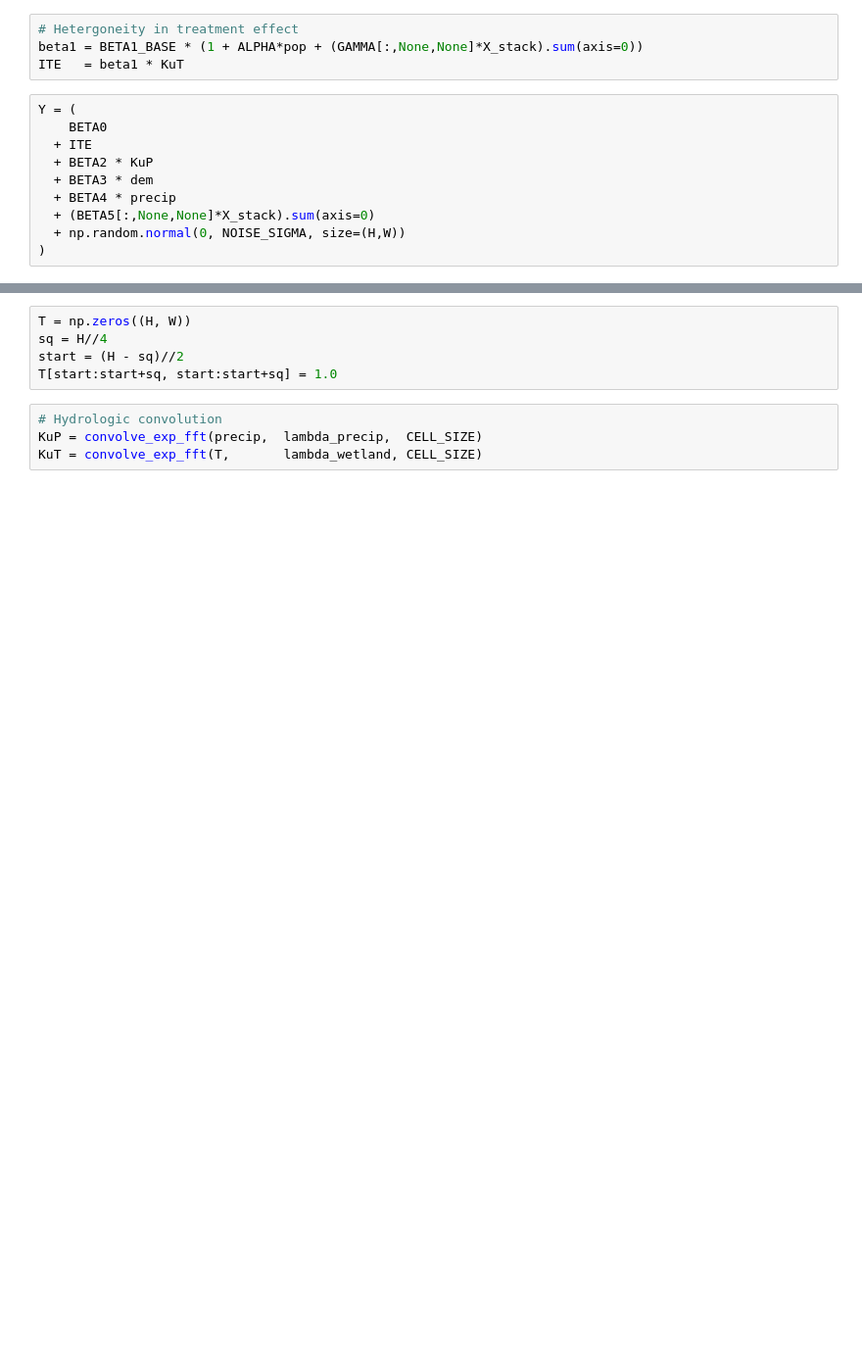
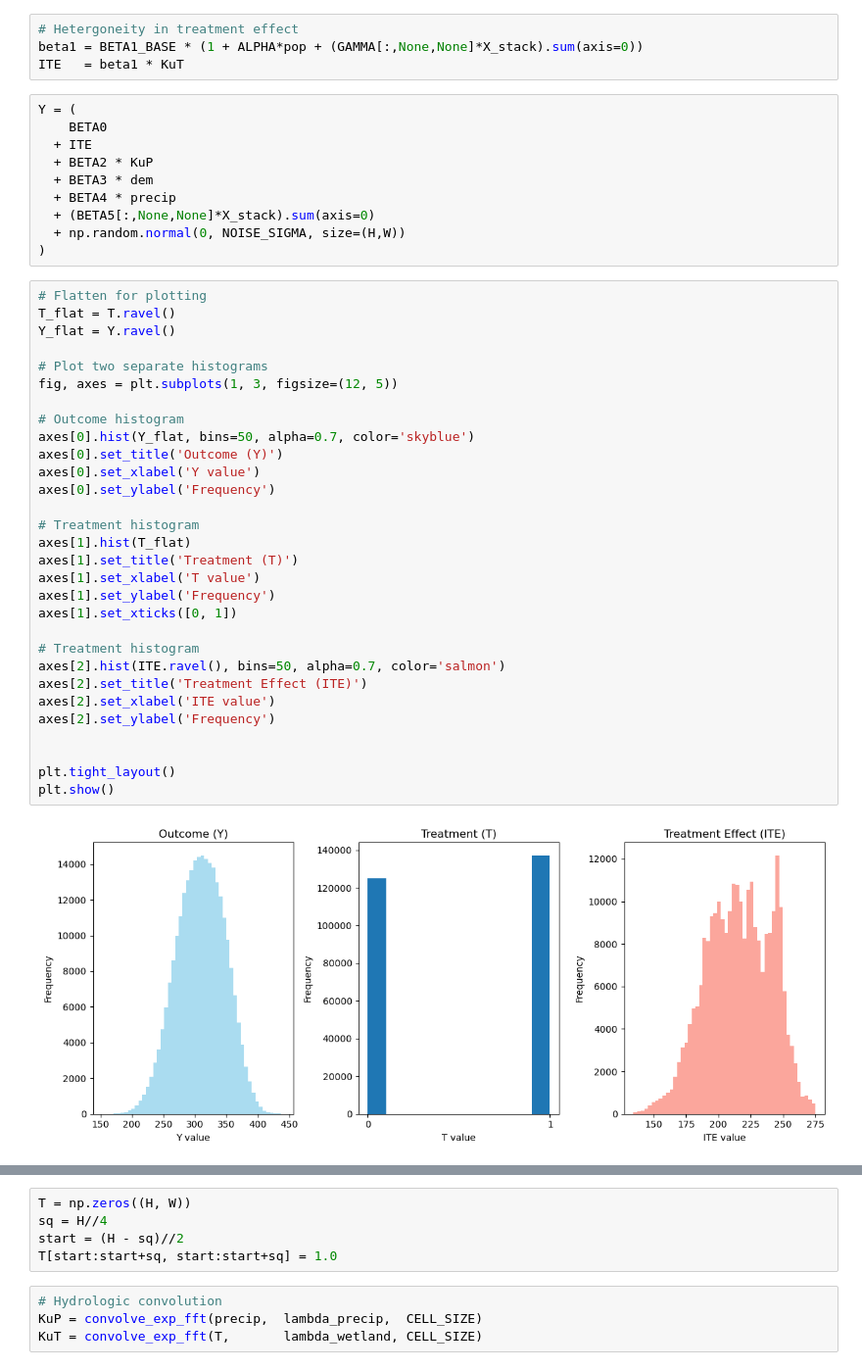
Before and after one commit to SMalaekeh/ImageTRT, a Jupyter notebook: synthetic_data_exponential.ipynb, the cells around one changed output, grey strips where cells are left out. Shown at 98% size. Saved outputs shown, nothing was run; the diff lists cells and outputs as text; blank space fills up the shorter version.

```diff
--- a/synthetic_data_exponential.ipynb
+++ b/synthetic_data_exponential.ipynb
@@ -84,6 +84,38 @@ Y = (
   + (BETA5[:,None,None]*X_stack).sum(axis=0)
   + np.random.normal(0, NOISE_SIGMA, size=(H,W))
 )
+# %%
+# Flatten for plotting
+T_flat = T.ravel()
+Y_flat = Y.ravel()
+
+# Plot two separate histograms
+fig, axes = plt.subplots(1, 3, figsize=(12, 5))
+
+# Outcome histogram
+axes[0].hist(Y_flat, bins=50, alpha=0.7, color='skyblue')
+axes[0].set_title('Outcome (Y)')
+axes[0].set_xlabel('Y value')
+axes[0].set_ylabel('Frequency')
+
+# Treatment histogram
+axes[1].hist(T_flat)
+axes[1].set_title('Treatment (T)')
+axes[1].set_xlabel('T value')
+axes[1].set_ylabel('Frequency')
+axes[1].set_xticks([0, 1])
+
+# Treatment histogram
+axes[2].hist(ITE.ravel(), bins=50, alpha=0.7, color='salmon')
+axes[2].set_title('Treatment Effect (ITE)')
+axes[2].set_xlabel('ITE value')
+axes[2].set_ylabel('Frequency')
+
+
+plt.tight_layout()
+plt.show()
+# %% [output]
+[figure, added]
 # %%
 # Visualize the generated fields
 fig, axes = plt.subplots(2, 4, figsize=(12, 8))
```
Also changed, not shown: parts of 3 cells of this notebook, 1 other file.
